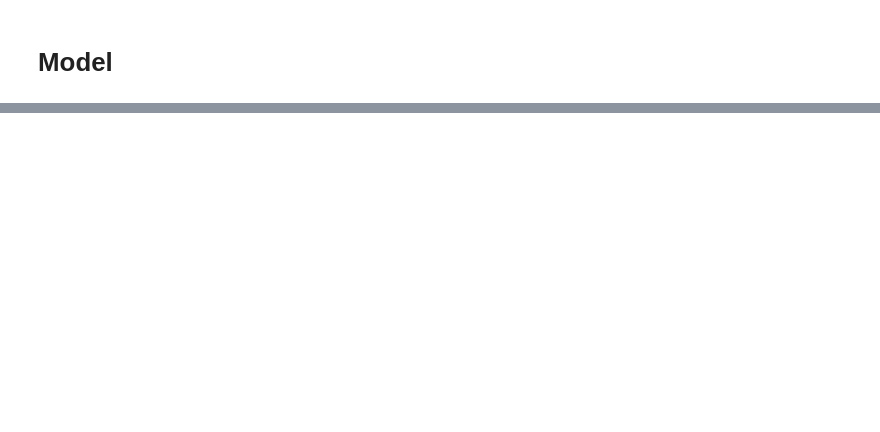
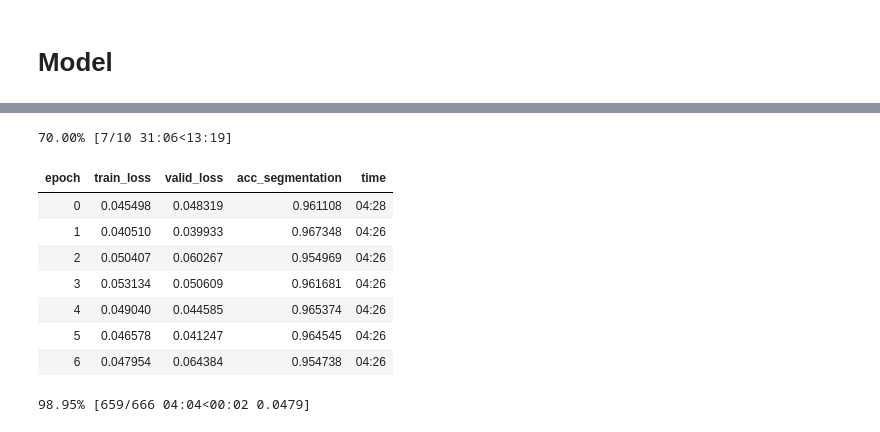
Before and after one commit to foamliu/ImageSynth, a Jupyter notebook: unity.ipynb, the cells around one changed output, grey strips where cells are left out. Saved outputs shown, nothing was run; the diff lists cells and outputs as text; code cells hidden in the pictures; blank space fills up the shorter version.

```diff
--- a/unity.ipynb
+++ b/unity.ipynb
@@ -143,0 +220,15 @@ plt.imshow(learn.predict(img)[1].squeeze())
+# %%
+lr=1e-3
+# %%
+learn.fit_one_cycle(10, slice(lr), pct_start=0.8)
+# %% [output]
+70.00% [7/10 31:06<13:19]
+| epoch | train_loss | valid_loss | acc_segmentation | time |
+| 0 | 0.045498 | 0.048319 | 0.961108 | 04:28 |
+| 1 | 0.040510 | 0.039933 | 0.967348 | 04:26 |
+| 2 | 0.050407 | 0.060267 | 0.954969 | 04:26 |
+| 3 | 0.053134 | 0.050609 | 0.961681 | 04:26 |
+| 4 | 0.049040 | 0.044585 | 0.965374 | 04:26 |
+| 5 | 0.046578 | 0.041247 | 0.964545 | 04:26 |
+| 6 | 0.047954 | 0.064384 | 0.954738 | 04:26 |
+98.95% [659/666 04:04<00:02 0.0479]
```
Also changed, not shown: parts of 35 cells of this notebook.
